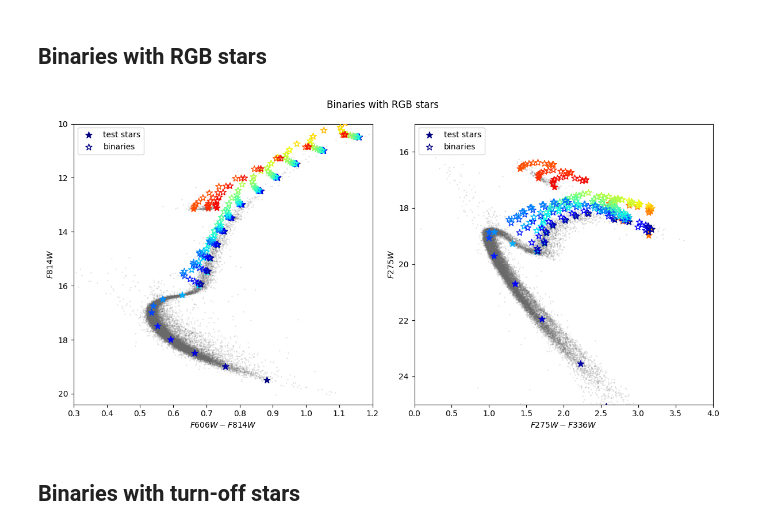
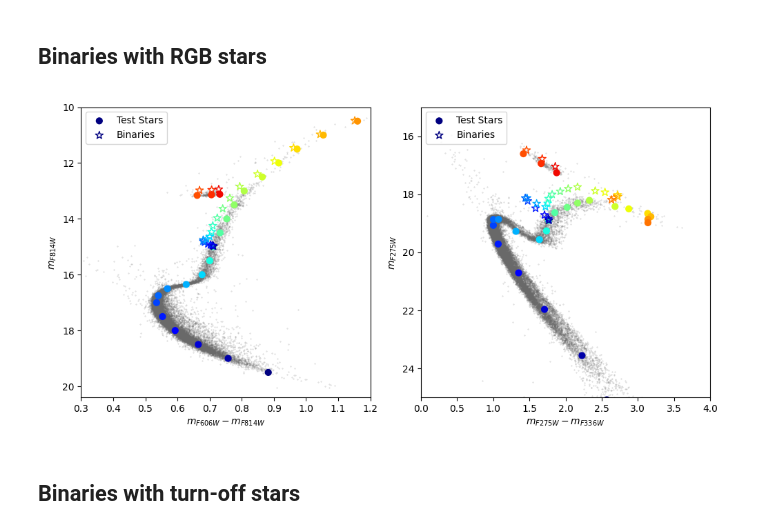
Before and after one commit to giadaaggio/master_thesis, a Jupyter notebook: TOTORO/CODES/notebooks/analysis/47 Tuc/test_stars_binaries.ipynb, the cells around one changed output. Saved outputs shown, nothing was run; the diff lists cells and outputs as text; code cells hidden in the pictures.

```diff
--- a/TOTORO/CODES/notebooks/analysis/47 Tuc/test_stars_binaries.ipynb
+++ b/TOTORO/CODES/notebooks/analysis/47 Tuc/test_stars_binaries.ipynb
@@ -180,44 +180,47 @@ colors_rgb_uv = binary.color_index(binaries_rgb_uv, 'secondary', colormap)
 
 #binaries_rgb_vis.to_csv('/Users/giadaaggio/Desktop/Thesis/TOTORO/FITS/47_Tuc/BS_RGB_vis.csv', index=False, float_format='%.4f', sep=' ')
 #binaries_rgb_uv.to_csv('/Users/giadaaggio/Desktop/Thesis/TOTORO/FITS/47_Tuc/BS_RGB_uv.csv', index=False, float_format='%.4f', sep=' ')
+# %%
+# select only the binary systems with the same primary star in the RGB, so with index 10
+binaries_rgb_vis_10 = binaries_rgb_vis[binaries_rgb_vis['primary'] == 11]
+binaries_rgb_uv_10 = binaries_rgb_uv[binaries_rgb_uv['primary'] == 11]
 # %%
-plt.figure(figsize=(12, 6))
+plt.figure(figsize=(10, 5))
 
 # plot optical filters
 plt.subplot(1, 2, 1)
 
 plt.scatter(data['F606W']-data['F814W'], data['F814W'], s=0.1, c='dimgray', alpha=0.4, zorder=1)
-plt.scatter(test_rgb['F606W']-test_rgb['F814W'], test_rgb['F814W'], s=70, c=color_test, label='test stars', marker='*', zorder=2)
-plt.scatter(binaries_rgb_vis['F606W']-binaries_rgb_vis['F814W'], binaries_rgb_vis['F814W'], s=70, edgecolors=colors_rgb_vis, facecolors='none', label='binaries', marker='*', zorder=3)
+plt.scatter(test_rgb['F606W']-test_rgb['F814W'], test_rgb['F814W'], s=40, c=color_test, label='Test Stars', marker='o', zorder=2)
+plt.scatter(binaries_rgb_vis_10['F606W']-binaries_rgb_vis_10['F814W'], binaries_rgb_vis_10['F814W'], s=70, edgecolors=colors_rgb_vis, facecolors='none', label='Binaries', marker='*', zorder=3)
 plt.gca().invert_yaxis()
 
 plt.xlim(0.3,1.2)
 plt.ylim(20.4,10)
 
-plt.xlabel(r'$F606W-F814W$')
-plt.ylabel(r'$F814W$')
+plt.xlabel(r'$m_{F606W}-m_{F814W}$')
+plt.ylabel(r'$m_{F814W}$')
 plt.legend(loc='upper left')
 
 # plot UV filters
 plt.subplot(1, 2, 2)
 
 plt.scatter(data['F275W']-data['F336W'], data['F275W'], s=0.1, c='dimgray', alpha=0.4, zorder=1)
-plt.scatter(test_rgb['F275W']-test_rgb['F336W'], test_rgb['F275W'], s=70, c=color_test, label='test stars', marker='*', zorder=2)
-plt.scatter(binaries_rgb_uv['F275W']-binaries_rgb_uv['F336W'], binaries_rgb_uv['F275W'], s=70, edgecolors=colors_rgb_uv, facecolors='none', label='binaries', marker='*', zorder=3)
+plt.scatter(test_rgb['F275W']-test_rgb['F336W'], test_rgb['F275W'], s=40, c=color_test, label='Test Stars', marker='o', zorder=2)
+plt.scatter(binaries_rgb_uv_10['F275W']-binaries_rgb_uv_10['F336W'], binaries_rgb_uv_10['F275W'], s=70, edgecolors=colors_rgb_uv, facecolors='none', label='Binaries', marker='*', zorder=3)
 plt.gca().invert_yaxis()
 
 plt.xlim(0,4)
 plt.ylim(25, 15)
 
-plt.xlabel(r'$F275W-F336W$')
-plt.ylabel(r'$F275W$')
+plt.xlabel(r'$m_{F275W}-m_{F336W}$')
+plt.ylabel(r'$m_{F275W}$')
 plt.legend(loc='upper left')
 
-plt.suptitle('Binaries with RGB stars')
 plt.tight_layout()
 plt.show()
 # %% [output]
-[figure, old version]
+[figure, new version]
 # %% [markdown]
 ## Binaries with turn-off stars
 # %%
```
Also changed, not shown: parts of 1 cell of this notebook, 41 other files.
